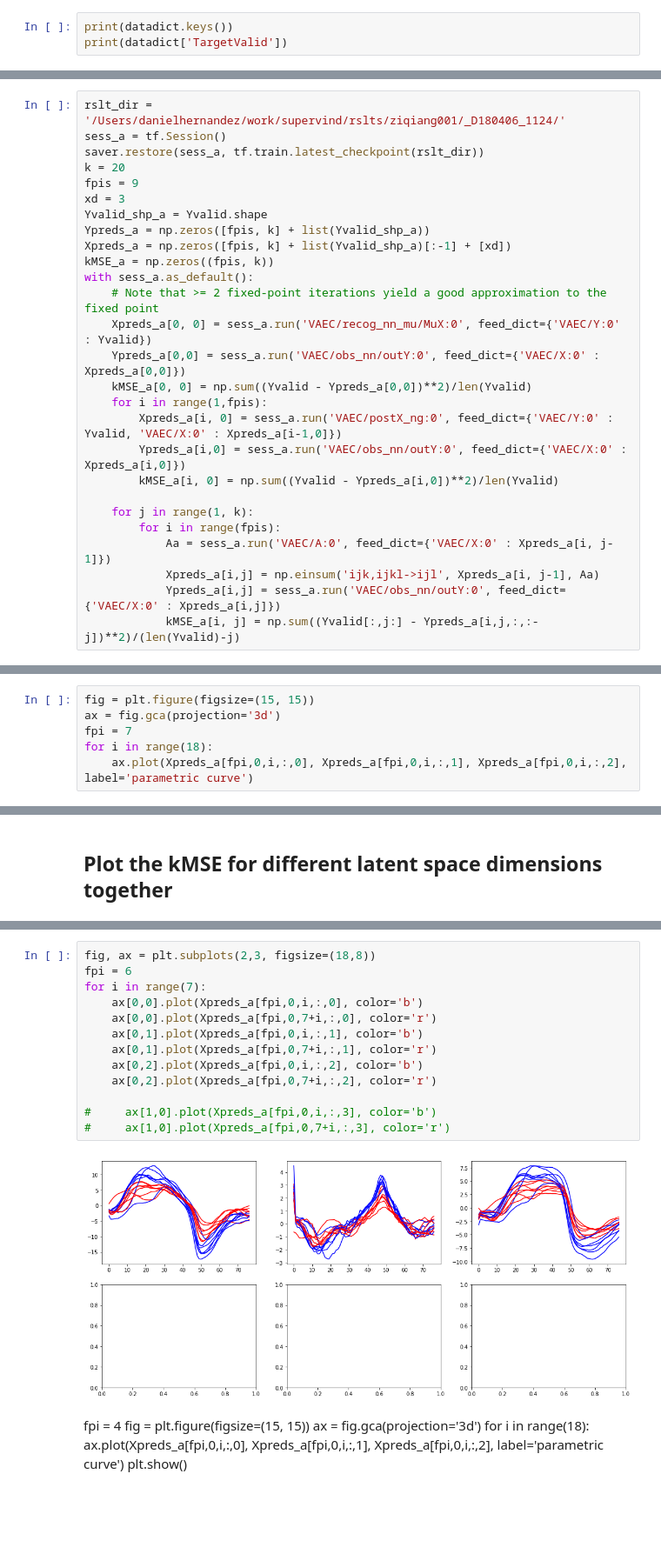
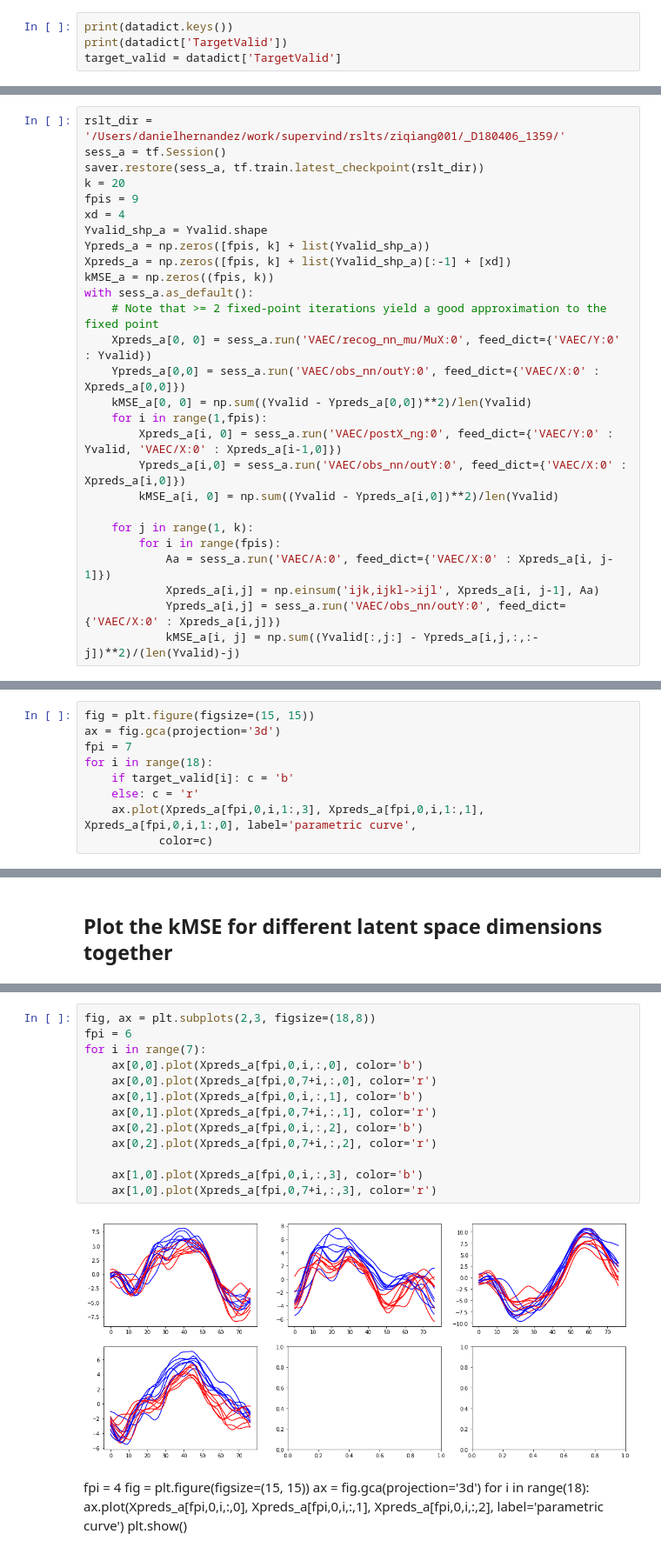
Before and after one commit to dhernandd/supervind, a Jupyter notebook: notebooks/ziqiang.ipynb, the cells around one changed output, grey strips where cells are left out. Shown at 87% size. Saved outputs shown, nothing was run; the diff lists cells and outputs as text; blank space fills up the shorter version.

```diff
--- a/notebooks/ziqiang.ipynb
+++ b/notebooks/ziqiang.ipynb
@@ -30,6 +30,7 @@ with open(datafile, 'rb+') as f:
 # %%
 print(datadict.keys())
 print(datadict['TargetValid'])
+target_valid = datadict['TargetValid']
 # %% [output]
 dict_keys(['Yvalid', 'Ytrain', 'TargetValid', 'TargetTrain'])
 [1 1 1 1 1 1 1 0 0 0 0 0 0 0 0 0 0 0 0 0 0 0]
@@ -181,12 +182,12 @@ saver_a = tf.train.import_meta_graph(metafile_a)
 # %%
 kMSE_4Dl = kMSE_a
 # %%
-rslt_dir = '/Users/danielhernandez/work/supervind/rslts/ziqiang001/_D180406_1124/'
+rslt_dir = '/Users/danielhernandez/work/supervind/rslts/ziqiang001/_D180406_1359/'
 sess_a = tf.Session()
 saver.restore(sess_a, tf.train.latest_checkpoint(rslt_dir))
 k = 20
 fpis = 9
-xd = 3
+xd = 4
 Yvalid_shp_a = Yvalid.shape
 Ypreds_a = np.zeros([fpis, k] + list(Yvalid_shp_a))
 Xpreds_a = np.zeros([fpis, k] + list(Yvalid_shp_a)[:-1] + [xd])
@@ -214,5 +215,8 @@ fig = plt.figure(figsize=(15, 15))
 ax = fig.gca(projection='3d')
 fpi = 7
 for i in range(18):
-    ax.plot(Xpreds_a[fpi,0,i,:,0], Xpreds_a[fpi,0,i,:,1], Xpreds_a[fpi,0,i,:,2], label='parametric curve')
+    if target_valid[i]: c = 'b'
+    else: c = 'r'
+    ax.plot(Xpreds_a[fpi,0,i,1:,3], Xpreds_a[fpi,0,i,1:,1], Xpreds_a[fpi,0,i,1:,0], label='parametric curve',
+           color=c)
 # %% [output]
@@ -279,18 +286,18 @@ plt.plot(kMSE_a[3], color='b')
 # %%
 fig, ax = plt.subplots(2,3, figsize=(18,8))
 fpi = 6
 for i in range(7):
     ax[0,0].plot(Xpreds_a[fpi,0,i,:,0], color='b')
     ax[0,0].plot(Xpreds_a[fpi,0,7+i,:,0], color='r')
     ax[0,1].plot(Xpreds_a[fpi,0,i,:,1], color='b')
     ax[0,1].plot(Xpreds_a[fpi,0,7+i,:,1], color='r')
     ax[0,2].plot(Xpreds_a[fpi,0,i,:,2], color='b')
     ax[0,2].plot(Xpreds_a[fpi,0,7+i,:,2], color='r')
 
-#     ax[1,0].plot(Xpreds_a[fpi,0,i,:,3], color='b')
-#     ax[1,0].plot(Xpreds_a[fpi,0,7+i,:,3], color='r')
+    ax[1,0].plot(Xpreds_a[fpi,0,i,:,3], color='b')
+    ax[1,0].plot(Xpreds_a[fpi,0,7+i,:,3], color='r')
 # %% [output]
-[figure, old version]
+[figure, new version]
 # %% [markdown]
 fpi = 4
 fig = plt.figure(figsize=(15, 15))
```
Also changed, not shown: parts of 5 cells of this notebook, 2 other files.
